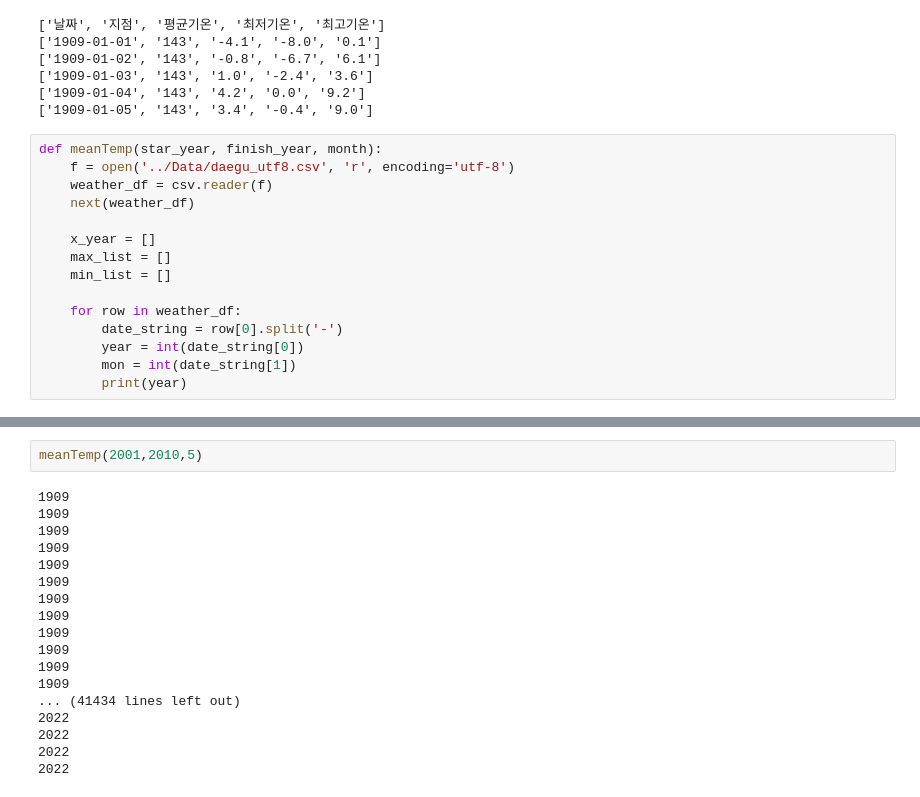
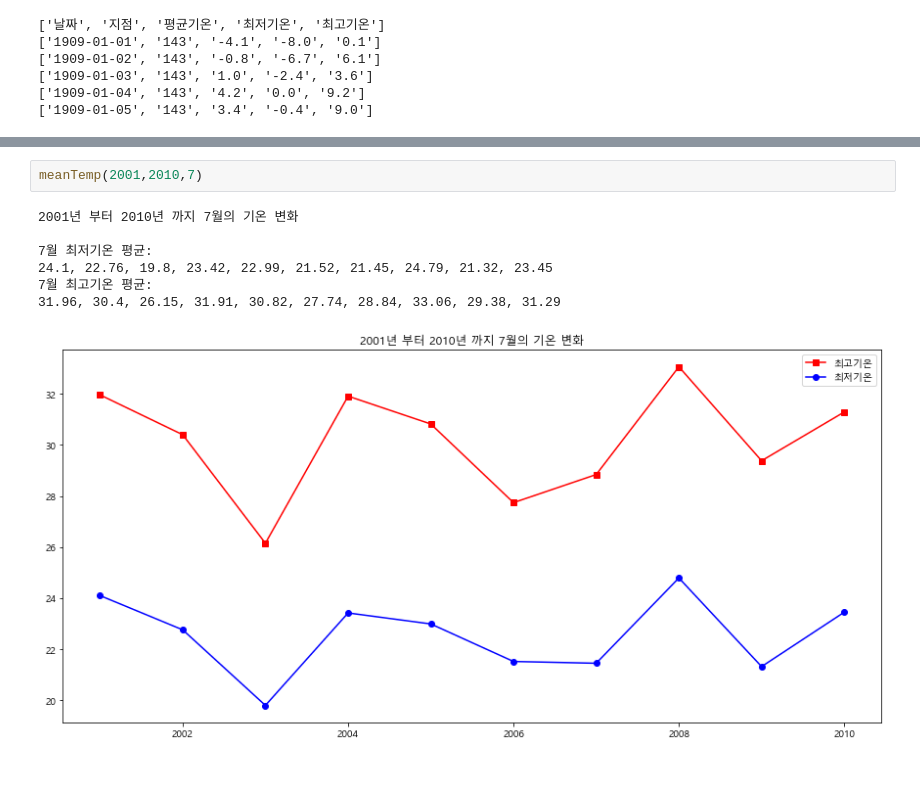
Before and after one commit to epocheing/202206_KNU_kdt2, a Jupyter notebook: open_data/D_0714/과제_python.ipynb, the cells around one changed output, grey strips where cells are left out. Drawn from its saved outputs; the diff is of its cells as text.

```diff
--- a/open_data/D_0714/과제_python.ipynb
+++ b/open_data/D_0714/과제_python.ipynb
@@ -24,18 +24,3 @@ f.close()
 ['1909-01-03', '143', '1.0', '-2.4', '3.6']
 ['1909-01-04', '143', '4.2', '0.0', '9.2']
 ['1909-01-05', '143', '3.4', '-0.4', '9.0']
-# %%
-def meanTemp(star_year, finish_year, month):
-    f = open('../Data/daegu_utf8.csv', 'r', encoding='utf-8')
-    weather_df = csv.reader(f)
-    next(weather_df)
-
-    x_year = []
-    max_list = []
-    min_list = []
-
-    for row in weather_df:
-        date_string = row[0].split('-')
-        year = int(date_string[0])
-        mon = int(date_string[1])
-        print(year)
@@ -42,20 +94,10 @@ def meanTemp(star_year, finish_year, month):
 # %%
-meanTemp(2001,2010,5)
+meanTemp(2001,2010,7)
 # %% [output]
-1909
-1909
-1909
-1909
-1909
-1909
-1909
-1909
-1909
-1909
-1909
-1909
-... (41434 lines left out)
-2022
-2022
-2022
-2022
+2001년 부터 2010년 까지 7월의 기온 변화
+
+7월 최저기온 평균:
+24.1, 22.76, 19.8, 23.42, 22.99, 21.52, 21.45, 24.79, 21.32, 23.45
+7월 최고기온 평균:
+31.96, 30.4, 26.15, 31.91, 30.82, 27.74, 28.84, 33.06, 29.38, 31.29
+[figure, added]
```
Also changed, not shown: parts of 1 cell of this notebook.
